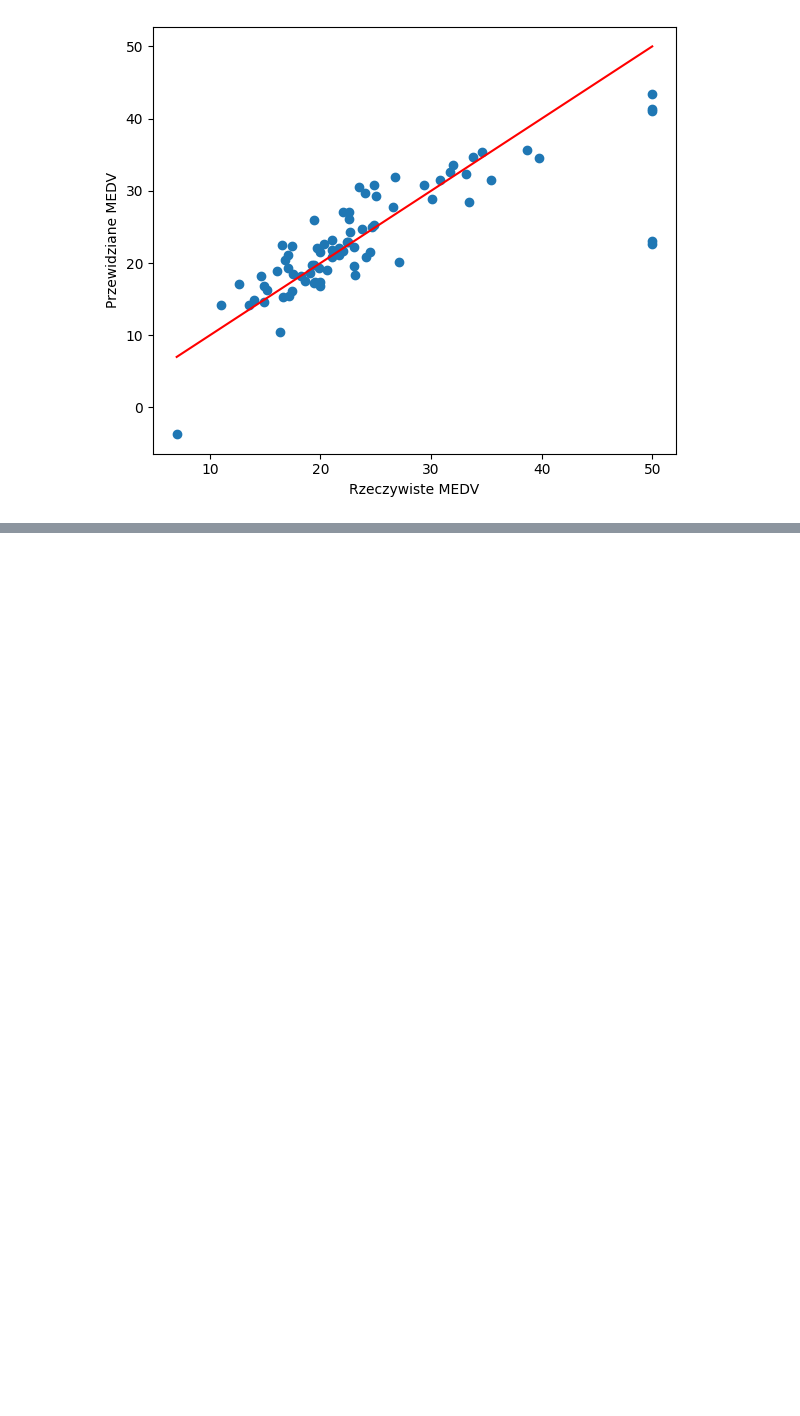
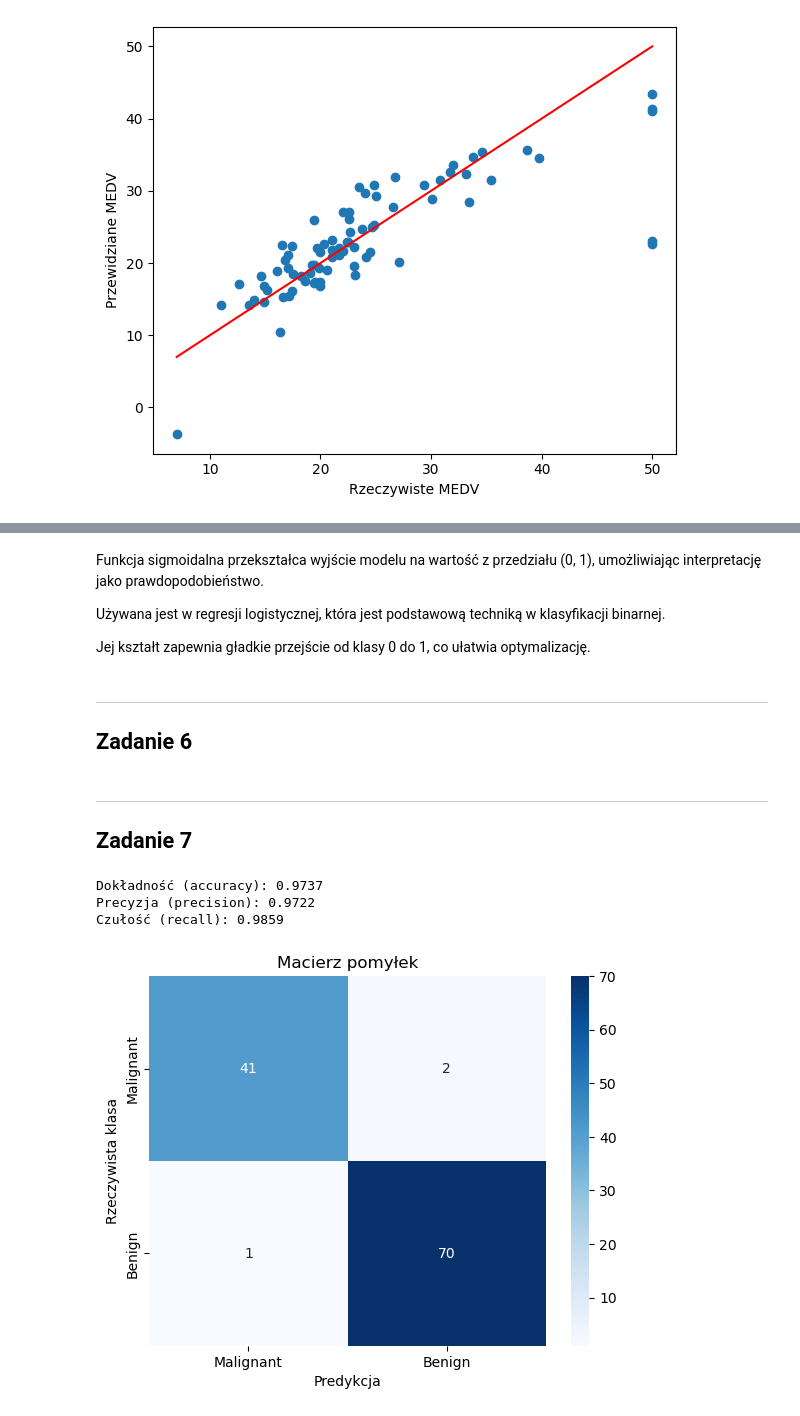
Before and after one commit to mathieuboro/Introduction_to_Machine_Learning, a Jupyter notebook: Lista3 - 275986_276011.ipynb, the cells around one changed output, grey strips where cells are left out. Drawn from its saved outputs; the diff is of its cells as text; code cells hidden in the pictures; blank space fills up the shorter version.

```diff
--- a/Lista3 - 275986_276011.ipynb
+++ b/Lista3 - 275986_276011.ipynb
@@ -202,0 +273,57 @@ display(metrics_compare)
+# %% [markdown]
+
+
+Funkcja sigmoidalna przekształca wyjście modelu na wartość z przedziału (0, 1), umożliwiając interpretację jako prawdopodobieństwo.
+
+Używana jest w regresji logistycznej, która jest podstawową techniką w klasyfikacji binarnej.
+
+Jej kształt zapewnia gładkie przejście od klasy 0 do 1, co ułatwia optymalizację.
+# %% [markdown]
+___
+## Zadanie 6
+# %%
+data = load_breast_cancer()
+X = data.data
+y = data.target
+feature_names = data.feature_names
+target_names = data.target_names
+
+X_train, X_test, y_train, y_test = train_test_split(X, y, test_size=0.2, random_state=42)
+
+scaler = StandardScaler()
+X_train_scaled = scaler.fit_transform(X_train)
+X_test_scaled = scaler.transform(X_test)
+
+model = LogisticRegression(max_iter=1000)
+model.fit(X_train_scaled, y_train)
+
+y_pred = model.predict(X_test_scaled)
+# %% [markdown]
+___
+## Zadanie 7
+# %%
+# 1. Dokładność
+accuracy = accuracy_score(y_test, y_pred)
+print(f"Dokładność (accuracy): {accuracy:.4f}")
+
+# 2. Precyzja
+precision = precision_score(y_test, y_pred)
+print(f"Precyzja (precision): {precision:.4f}")
+
+# 3. Czułość
+recall = recall_score(y_test, y_pred)
+print(f"Czułość (recall): {recall:.4f}")
+
+# 4. Macierz pomyłek
+conf_matrix = confusion_matrix(y_test, y_pred)
+
+sns.heatmap(conf_matrix, annot=True, fmt='d', cmap='Blues', xticklabels=['Malignant', 'Benign'], yticklabels=['Malignant', 'Benign'])
+plt.xlabel("Predykcja")
+plt.ylabel("Rzeczywista klasa")
+plt.title("Macierz pomyłek")
+plt.show()
+# %% [output]
+Dokładność (accuracy): 0.9737
+Precyzja (precision): 0.9722
+Czułość (recall): 0.9859
+[figure, added]
```
Also changed, not shown: parts of 12 cells of this notebook.
